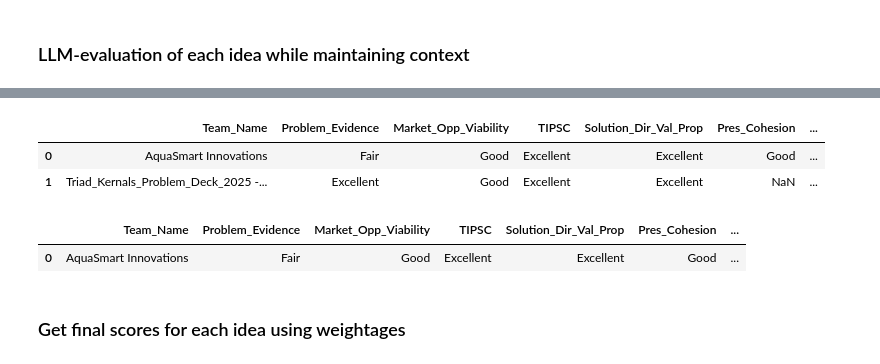
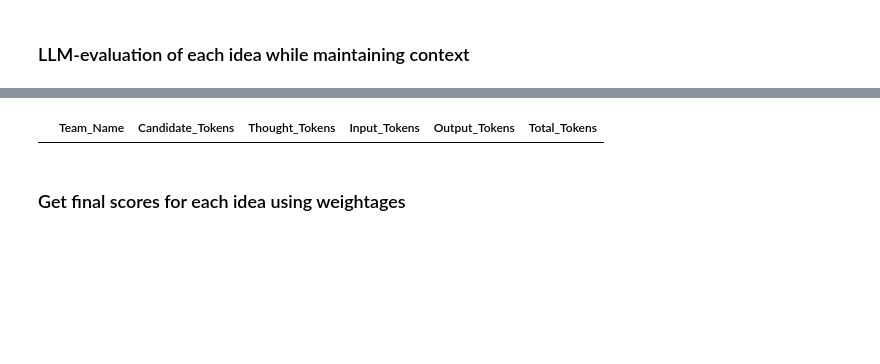
Before and after one commit to rdeshmukh73/CIE-Spark, a Jupyter notebook: LLMTokenReview/RateRealSolutions.ipynb, the cells around one changed output, grey strips where cells are left out. Cells and saved outputs as stored; diff of their text form; code cells hidden in the pictures; blank space fills up the shorter version.

```diff
--- a/LLMTokenReview/RateRealSolutions.ipynb
+++ b/LLMTokenReview/RateRealSolutions.ipynb
@@ -397,15 +396,7 @@ ClientError: 429 RESOURCE_EXHAUSTED. {'error': {'code': 429, 'message': 'You exc
-# %%
-grade_df
-# %% [output]
-|  | Team_Name | Problem_Evidence | Market_Opp_Viability | TIPSC | Solution_Dir_Val_Prop | Pres_Cohesion | ... |
-| 0 | AquaSmart Innovations | Fair | Good | Excellent | Excellent | Good | ... |
-| 1 | Triad_Kernals_Problem_Deck_2025 -... | Excellent | Good | Excellent | Excellent | NaN | ... |
-# %%
-grade_df = grade_df.drop(grade_df.index[1])
-grade_df
-# %% [output]
-|  | Team_Name | Problem_Evidence | Market_Opp_Viability | TIPSC | Solution_Dir_Val_Prop | Pres_Cohesion | ... |
-| 0 | AquaSmart Innovations | Fair | Good | Excellent | Excellent | Good | ... |
+# %%
+token_df
+# %% [output]
+|  | Team_Name | Candidate_Tokens | Thought_Tokens | Input_Tokens | Output_Tokens | Total_Tokens |
 # %% [markdown]
 ### Get final scores for each idea using weightages
 # %%
```
Also changed, not shown: parts of 19 cells of this notebook.
